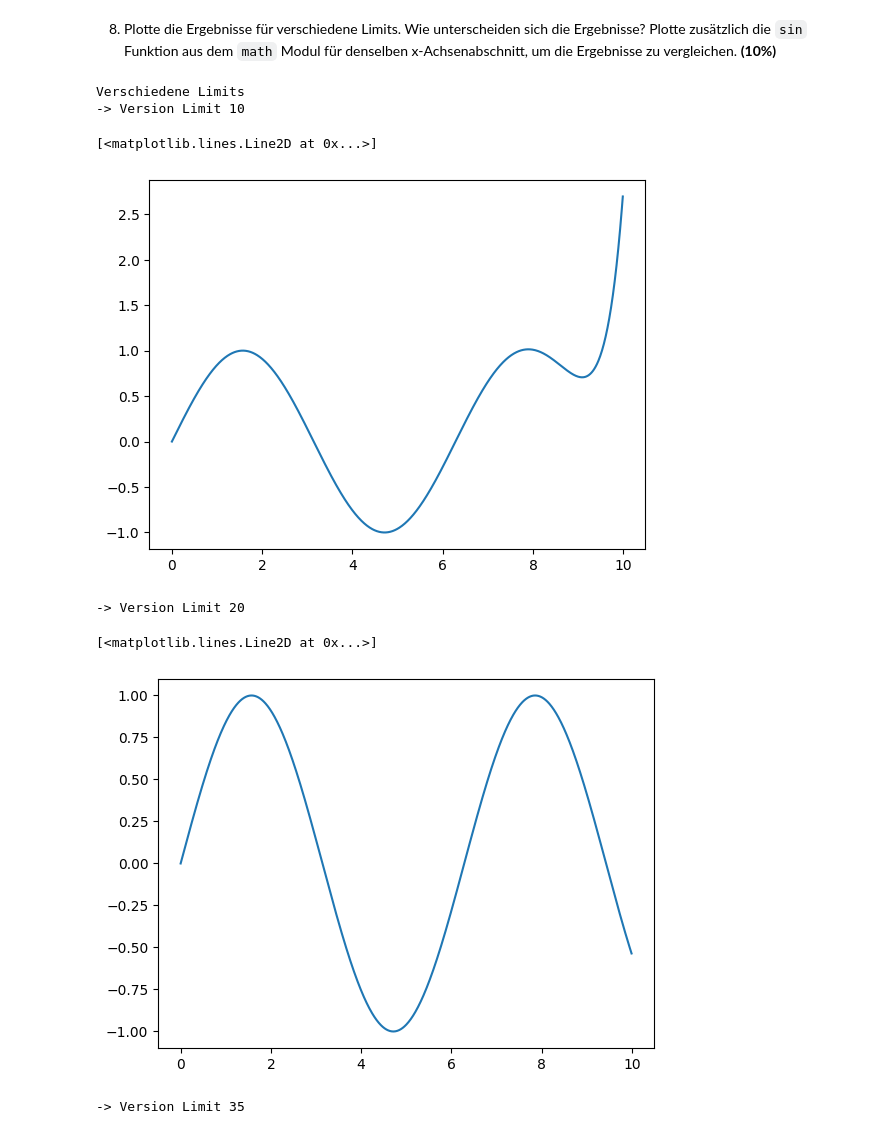
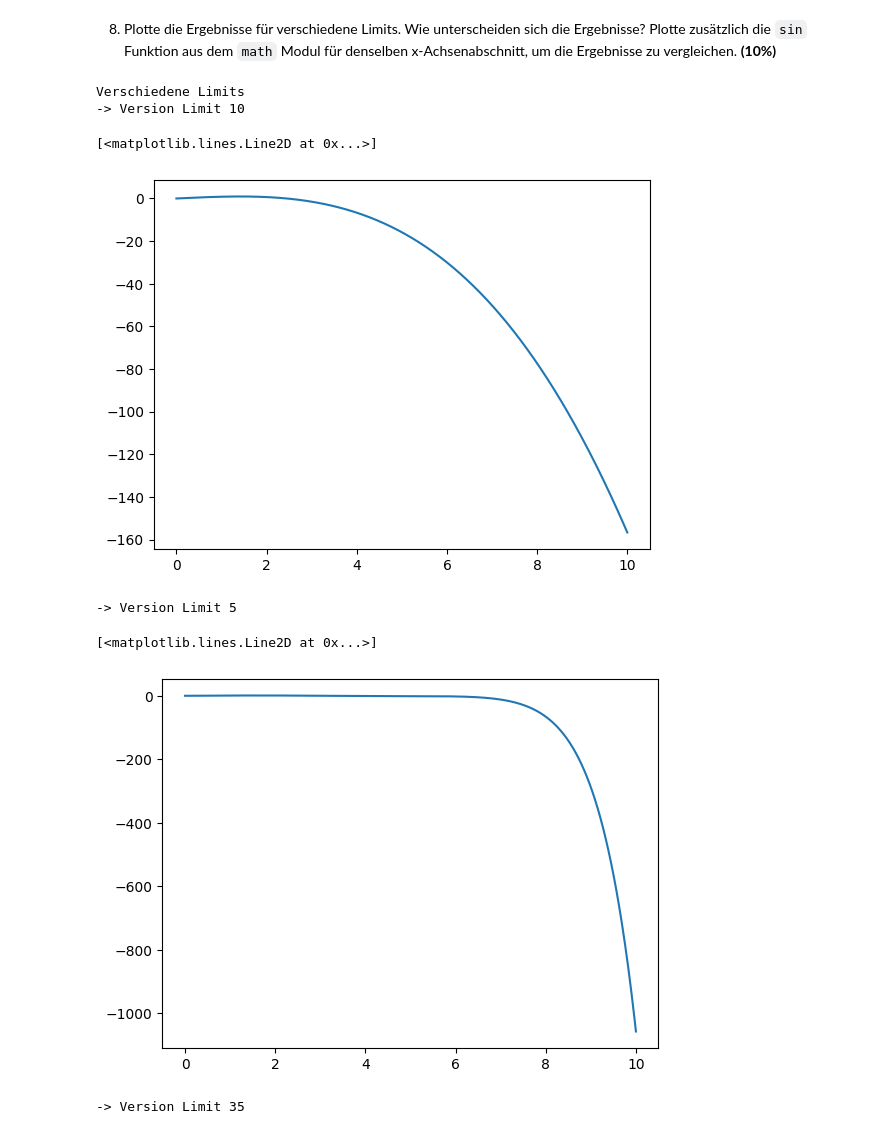
Before and after one commit to dfgsteam/data-science_basics, a Jupyter notebook: task01/Solutions.ipynb, the cells around one changed output. Saved outputs shown, nothing was run; the diff lists cells and outputs as text; code cells hidden in the pictures.

Commit message:
different limits

```diff
--- a/task01/Solutions.ipynb
+++ b/task01/Solutions.ipynb
@@ -97,20 +84,20 @@ x = newList()
 # %%
 print("Verschiedene Limits")
 
 print("-> Version Limit 10")
-plt.plot(x, executeList(lim=(10**1)))
+plt.plot(x, executeList(lim=(1)))
 # %% [output]
 Verschiedene Limits
 -> Version Limit 10
 [<matplotlib.lines.Line2D at 0x...>]
-[figure, old version]
+[figure, new version]
 # %%
-print("-> Version Limit 20")
-plt.plot(x, executeList(lim=(20)))
+print("-> Version Limit 5")
+plt.plot(x, executeList(lim=(5)))
 # %% [output]
--> Version Limit 20
+-> Version Limit 5
 [<matplotlib.lines.Line2D at 0x...>]
-[figure, old version]
+[figure, new version]
 # %%
 print("-> Version Limit 35")
 plt.plot(x, executeList(lim=(35)))
```
Also changed, not shown: parts of 8 cells of this notebook.
